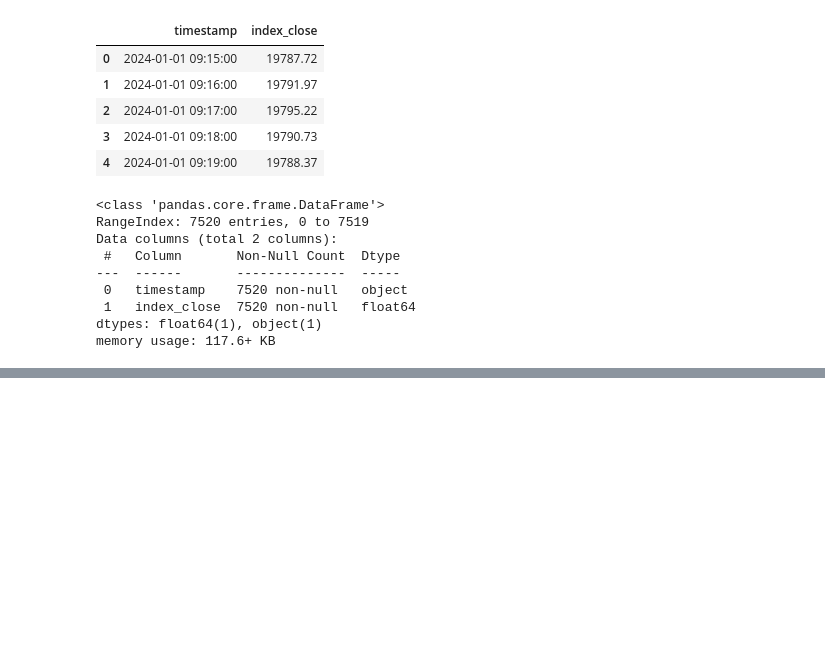
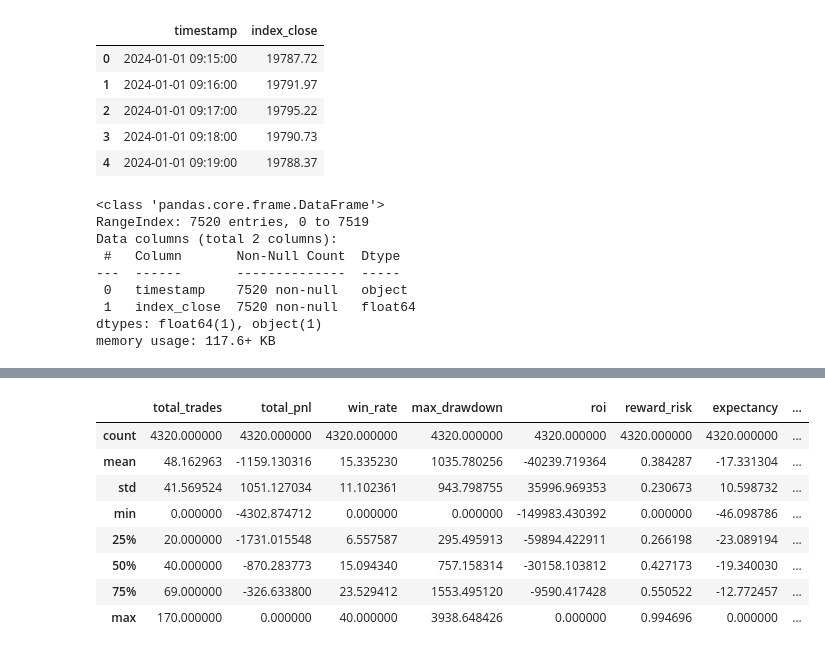
Before and after one commit to shandilyabh/qback, a Jupyter notebook: aux/test_notebook.ipynb, the cells around one changed output, grey strips where cells are left out. Drawn from its saved outputs; the diff is of its cells as text; code cells hidden in the pictures; blank space fills up the shorter version.

```diff
--- a/aux/test_notebook.ipynb
+++ b/aux/test_notebook.ipynb
@@ -89,3 +89,6 @@ Data columns (total 2 columns):
  1   index_close  7520 non-null   float64
 dtypes: float64(1), object(1)
 memory usage: 117.6+ KB
+# %%
+import pandas as pd
+df = pd.read_csv('runs.csv')
@@ -91,0 +105,12 @@ memory usage: 117.6+ KB
+# %%
+df.describe()
+# %% [output]
+|  | total_trades | total_pnl | win_rate | max_drawdown | roi | reward_risk | expectancy | ... |
+| count | 4320.000000 | 4320.000000 | 4320.000000 | 4320.000000 | 4320.000000 | 4320.000000 | 4320.000000 | ... |
+| mean | 48.162963 | -1159.130316 | 15.335230 | 1035.780256 | -40239.719364 | 0.384287 | -17.331304 | ... |
+| std | 41.569524 | 1051.127034 | 11.102361 | 943.798755 | 35996.969353 | 0.230673 | 10.598732 | ... |
+| min | 0.000000 | -4302.874712 | 0.000000 | 0.000000 | -149983.430392 | 0.000000 | -46.098786 | ... |
+| 25% | 20.000000 | -1731.015548 | 6.557587 | 295.495913 | -59894.422911 | 0.266198 | -23.089194 | ... |
+| 50% | 40.000000 | -870.283773 | 15.094340 | 757.158314 | -30158.103812 | 0.427173 | -19.340030 | ... |
+| 75% | 69.000000 | -326.633800 | 23.529412 | 1553.495120 | -9590.417428 | 0.550522 | -12.772457 | ... |
+| max | 170.000000 | 0.000000 | 40.000000 | 3938.648426 | 0.000000 | 0.994696 | 0.000000 | ... |
```
Also changed, not shown: parts of 1 cell of this notebook, 11 other files.
